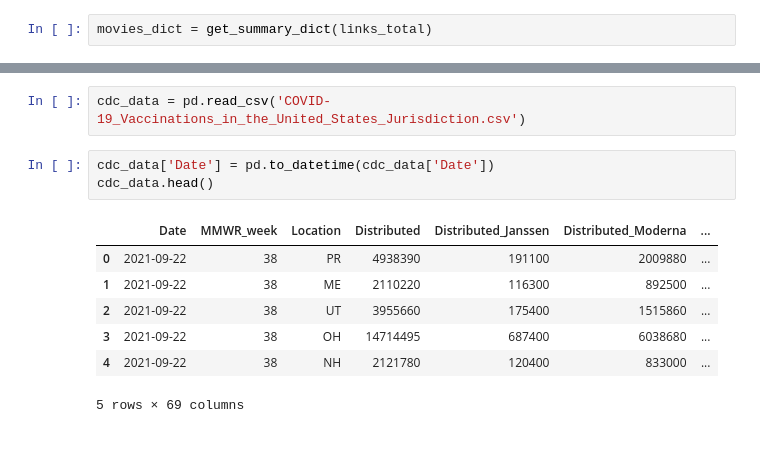
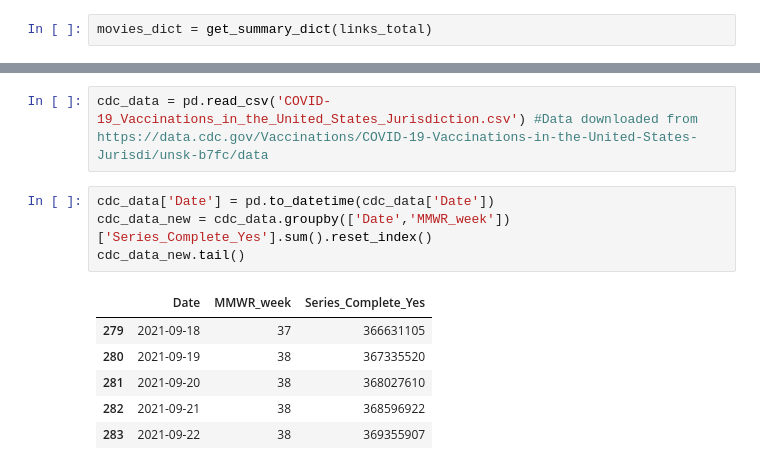
Before and after one commit to ajstake/Linear_Regression_Project, a Jupyter notebook: CDC_Movie_Data_Collection.ipynb, the cells around one changed output, grey strips where cells are left out. Cells and saved outputs as stored; diff of their text form; blank space fills up the shorter version.

```diff
--- a/CDC_Movie_Data_Collection.ipynb
+++ b/CDC_Movie_Data_Collection.ipynb
@@ -182,18 +182,18 @@ movie_df.head()
 | 3 | 2021-09-26 | 4 | 4 | Candyman | $634,720 | -46% | -26.1% | ... |
 | 4 | 2021-09-26 | 5 | 5 | Jungle Cruise | $457,420 | -44.5% | -18.8% | ... |
 # %%
-cdc_data = pd.read_csv('COVID-19_Vaccinations_in_the_United_States_Jurisdiction.csv')
+cdc_data = pd.read_csv('COVID-19_Vaccinations_in_the_United_States_Jurisdiction.csv') #Data downloaded from https://data.cdc.gov/Vaccinations/COVID-19-Vaccinations-in-the-United-States-Jurisdi/unsk-b7fc/data
 # %%
 cdc_data['Date'] = pd.to_datetime(cdc_data['Date'])
-cdc_data.head()
+cdc_data_new = cdc_data.groupby(['Date','MMWR_week'])['Series_Complete_Yes'].sum().reset_index()
+cdc_data_new.tail()
 # %% [output]
-|  | Date | MMWR_week | Location | Distributed | Distributed_Janssen | Distributed_Moderna | ... |
-| 0 | 2021-09-22 | 38 | PR | 4938390 | 191100 | 2009880 | ... |
-| 1 | 2021-09-22 | 38 | ME | 2110220 | 116300 | 892500 | ... |
-| 2 | 2021-09-22 | 38 | UT | 3955660 | 175400 | 1515860 | ... |
-| 3 | 2021-09-22 | 38 | OH | 14714495 | 687400 | 6038680 | ... |
-| 4 | 2021-09-22 | 38 | NH | 2121780 | 120400 | 833000 | ... |
+|  | Date | MMWR_week | Series_Complete_Yes |
+| 279 | 2021-09-18 | 37 | 366631105 |
+| 280 | 2021-09-19 | 38 | 367335520 |
+| 281 | 2021-09-20 | 38 | 368027610 |
+| 282 | 2021-09-21 | 38 | 368596922 |
+| 283 | 2021-09-22 | 38 | 369355907 |
-5 rows × 69 columns
 # %%
 movies_vaccinesdf = pd.merge(movie_df, cdc_data, on='Date')
 movies_vaccinesdf.columns
```
Also changed, not shown: parts of 7 cells of this notebook, 2 other files.
